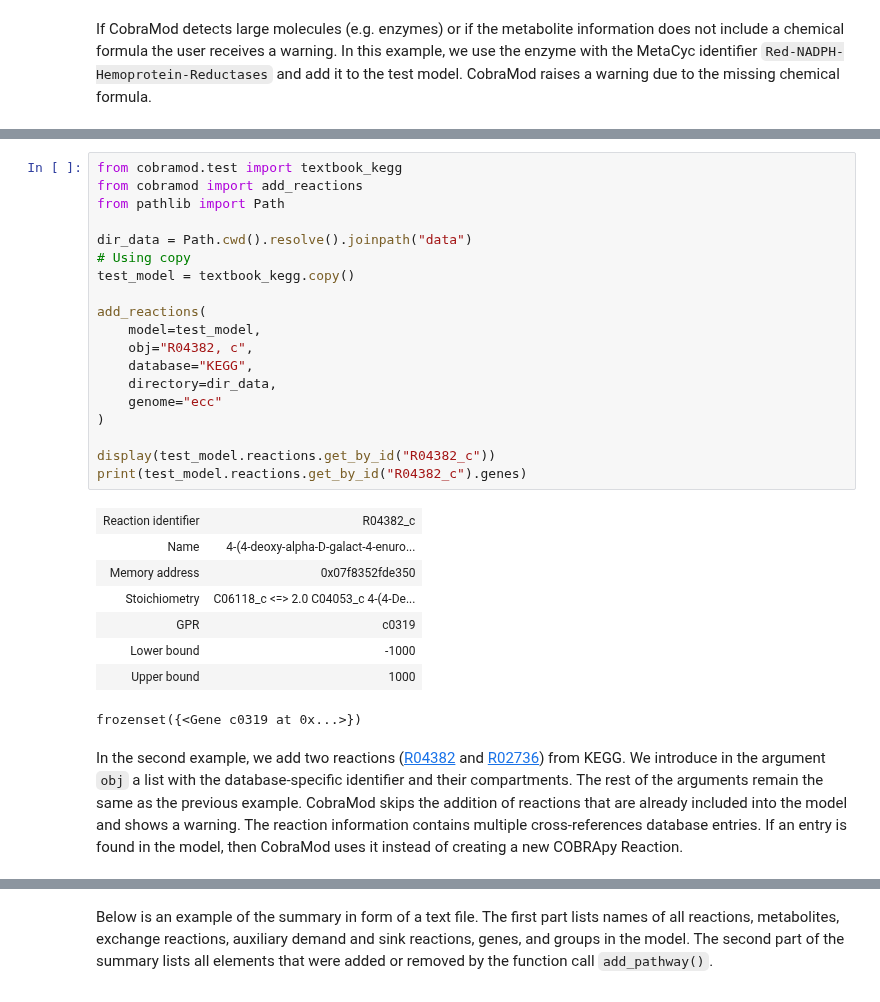
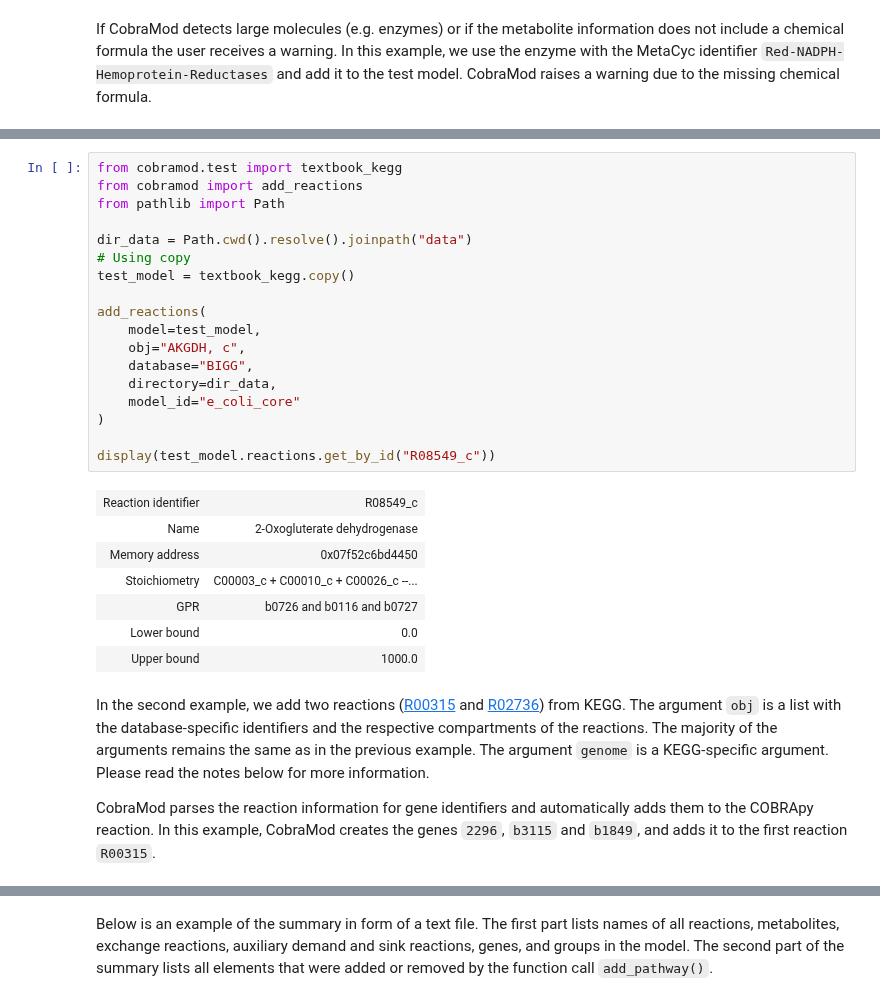
Before and after one commit to Toepfer-Lab/cobramod, a Jupyter notebook: docs/source/how_to.ipynb, the cells around one changed output, grey strips where cells are left out. Saved outputs shown, nothing was run; the diff lists cells and outputs as text.

```diff
--- a/docs/source/how_to.ipynb
+++ b/docs/source/how_to.ipynb
@@ -412,41 +411,42 @@ CobraMod parses the reaction information for gene identifiers and automatically
 # %%
 from cobramod.test import textbook_kegg
 from cobramod import add_reactions
 from pathlib import Path
 
 dir_data = Path.cwd().resolve().joinpath("data")
 # Using copy
 test_model = textbook_kegg.copy()
 
 add_reactions(
     model=test_model,
-    obj="R04382, c",
-    database="KEGG",
+    obj="AKGDH, c",
+    database="BIGG",
     directory=dir_data,
-    genome="ecc"
+    model_id="e_coli_core"
 )
 
-display(test_model.reactions.get_by_id("R04382_c"))
-print(test_model.reactions.get_by_id("R04382_c").genes)
+display(test_model.reactions.get_by_id("R08549_c"))
 # %% [output]
-| Reaction identifier | R04382_c |
-| Name | 4-(4-deoxy-alpha-D-galact-4-enuro... |
-| Memory address | 0x07f8352fde350 |
-| Stoichiometry | C06118_c <=> 2.0 C04053_c 4-(4-De... |
-| GPR | c0319 |
-| Lower bound | -1000 |
-| Upper bound | 1000 |
+| Reaction identifier | R08549_c |
+| Name | 2-Oxogluterate dehydrogenase |
+| Memory address | 0x07f52c6bd4450 |
+| Stoichiometry | C00003_c + C00010_c + C00026_c --... |
+| GPR | b0726 and b0116 and b0727 |
+| Lower bound | 0.0 |
+| Upper bound | 1000.0 |
-frozenset({<Gene c0319 at 0x...>})
 # %% [markdown]
-In the second example, we add two reactions ([R04382](
-  https://www.kegg.jp/entry/R04382
+In the second example, we add two reactions ([R00315](
+  https://www.kegg.jp/entry/R00315
 ) and [R02736](
   https://www.kegg.jp/entry/R02736
- )) from KEGG. We introduce in the argument
-`obj` a list with the database-specific identifier and their compartments. The
-rest of the arguments remain the same as the previous example. CobraMod skips
-the addition of reactions that are already included into the model and shows
-a warning. The reaction information contains multiple cross-references database entries. If an entry is found in the model, then CobraMod uses it instead of creating a new COBRApy Reaction.
+ )) from KEGG. The argument
+`obj` is a list with the database-specific identifiers and the respective
+compartments of the reactions. The majority of the arguments remains the same
+as in the previous example. The argument `genome` is a KEGG-specific argument.
+Please read the notes below for more information.
+
+CobraMod parses the reaction information for gene identifiers and automatically adds them to the COBRApy reaction. In this example, CobraMod creates the genes
+`2296`, `b3115` and `b1849`, and adds it to the first reaction `R00315`.
 # %%
 add_reactions(
     model=test_model,
```
Also changed, not shown: parts of 52 cells of this notebook, 5 other files.
